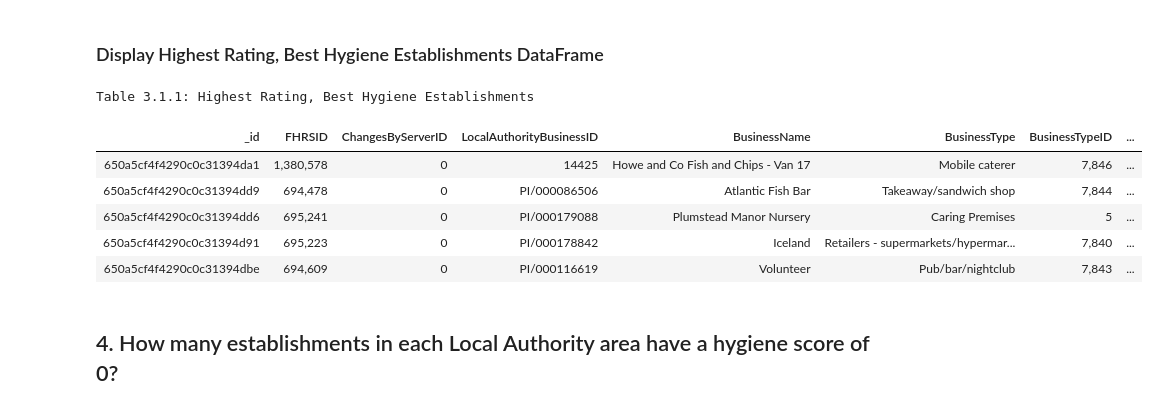
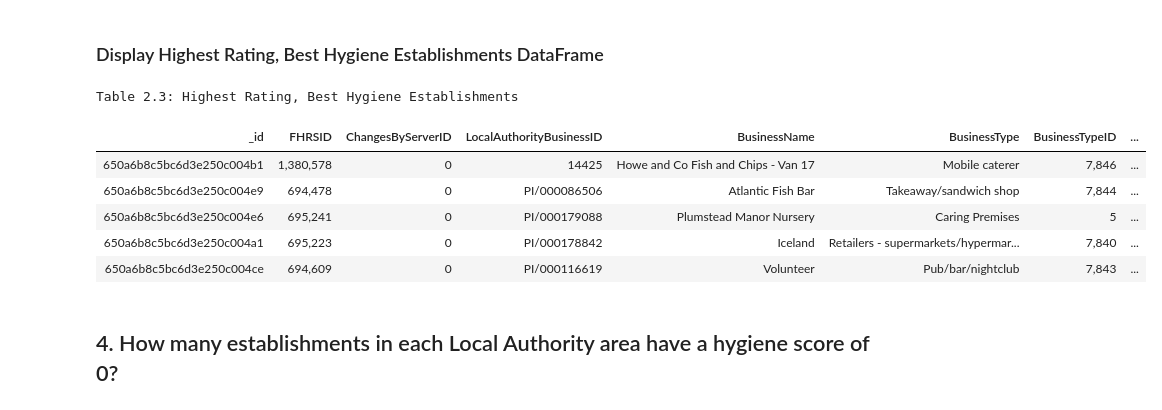
Before and after one commit to njamesgeorge1223/UK-Food-Magazine-Restaurant-Analysis-using-MongoDB, a Jupyter notebook: NoSQLAnalysis.ipynb, the cells around one changed output. Drawn from its saved outputs; the diff is of its cells as text; code cells hidden in the pictures.

```diff
--- a/NoSQLAnalysis.ipynb
+++ b/NoSQLAnalysis.ipynb
@@ -512,19 +514,19 @@ The number of rows in the High Rating Low Hygiene DataFrame is 5.
 # %%
 function \
     .ReturnStylerObjectStandardFormat \
         (highRatingBestHygieneDataFrame,
-         'Table 3.1.1: Highest Rating, Best Hygiene Establishments',
+         'Table 2.3: Highest Rating, Best Hygiene Establishments',
          hideFlagBooleanParameter = True) \
             .hide \
                 ('meta', axis = 1)
 # %% [output]
-Table 3.1.1: Highest Rating, Best Hygiene Establishments
+Table 2.3: Highest Rating, Best Hygiene Establishments
 | _id | FHRSID | ChangesByServerID | LocalAuthorityBusinessID | BusinessName | BusinessType | BusinessTypeID | ... |
-| 650a5cf4f4290c0c31394da1 | 1,380,578 | 0 | 14425 | Howe and Co Fish and Chips - Van 17 | Mobile caterer | 7,846 | ... |
-| 650a5cf4f4290c0c31394dd9 | 694,478 | 0 | PI/000086506 | Atlantic Fish Bar | Takeaway/sandwich shop | 7,844 | ... |
-| 650a5cf4f4290c0c31394dd6 | 695,241 | 0 | PI/000179088 | Plumstead Manor Nursery | Caring Premises | 5 | ... |
-| 650a5cf4f4290c0c31394d91 | 695,223 | 0 | PI/000178842 | Iceland | Retailers - supermarkets/hypermar... | 7,840 | ... |
-| 650a5cf4f4290c0c31394dbe | 694,609 | 0 | PI/000116619 | Volunteer | Pub/bar/nightclub | 7,843 | ... |
+| 650a6b8c5bc6d3e250c004b1 | 1,380,578 | 0 | 14425 | Howe and Co Fish and Chips - Van 17 | Mobile caterer | 7,846 | ... |
+| 650a6b8c5bc6d3e250c004e9 | 694,478 | 0 | PI/000086506 | Atlantic Fish Bar | Takeaway/sandwich shop | 7,844 | ... |
+| 650a6b8c5bc6d3e250c004e6 | 695,241 | 0 | PI/000179088 | Plumstead Manor Nursery | Caring Premises | 5 | ... |
+| 650a6b8c5bc6d3e250c004a1 | 695,223 | 0 | PI/000178842 | Iceland | Retailers - supermarkets/hypermar... | 7,840 | ... |
+| 650a6b8c5bc6d3e250c004ce | 694,609 | 0 | PI/000116619 | Volunteer | Pub/bar/nightclub | 7,843 | ... |
 # %% [markdown]
 ## 4. How many establishments in each Local Authority area have a hygiene score of 0?
 # %% [markdown]
```
Also changed, not shown: parts of 6 cells of this notebook, 1 other file.
